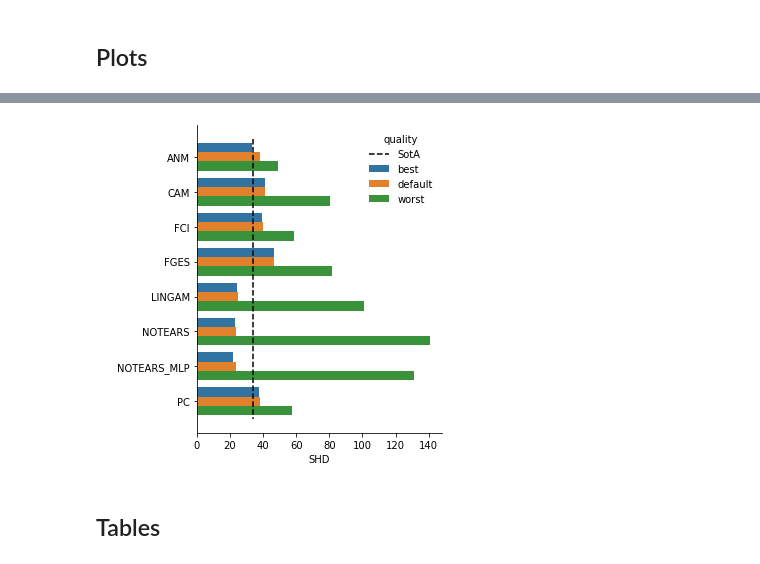
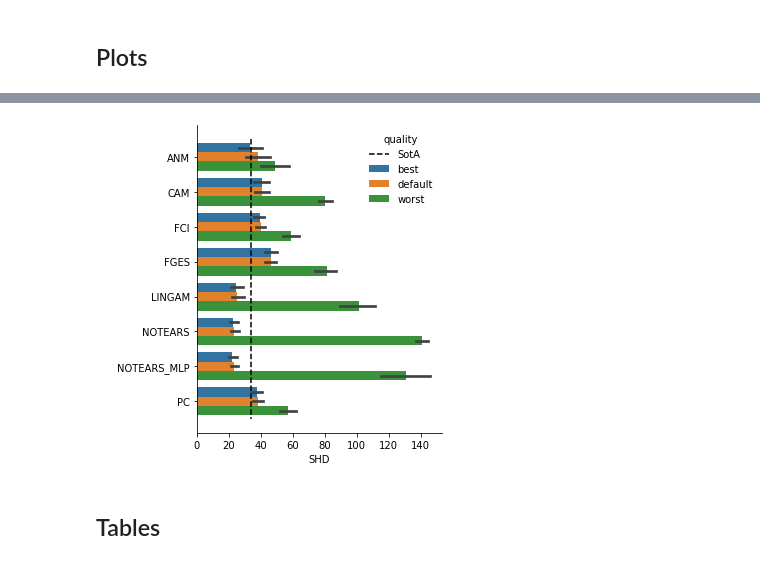
Before and after one commit to misoc-mml/hyperparams-causal-discovery, a Jupyter notebook: hyperparams/syntren.ipynb, the cells around one changed output, grey strips where cells are left out. Drawn from its saved outputs; the diff is of its cells as text; code cells hidden in the pictures.

```diff
--- a/hyperparams/syntren.ipynb
+++ b/hyperparams/syntren.ipynb
@@ -16,9 +16,9 @@ def best_all(df, params):
     df['hyper_id_sel'] = hyper_id_sel
 
     df2 = df.loc[df['hyper_id'] == df['hyper_id_sel']]
-    df3 = df2['SHD_pattern'].agg(['mean', 'sem'])
+    #df3 = df2['SHD_pattern'].agg(['mean', 'sem'])
 
-    return df3
+    return df2[['id', 'SHD_pattern']]
 
 def best_h(df):
     return extract_cols(df).groupby(['id', 'seed'], as_index=False).apply(lambda x: x.loc[x['SHD_pattern'].idxmin()])
@@ -42,14 +42,15 @@ for alg in obj:
     params = list(obj[alg][0].keys())
 
     df_def = best_all(df, params)
-    df_def['id'] = df['id'].unique()[0]
+    #df_def['id'] = df['id'].unique()[0]
     algs.append(df_def)
 
-df_defs = pd.DataFrame(algs)
+#df_defs = pd.DataFrame(algs)
+df_defs = pd.concat(algs, axis=0)
 
 bench_all = pd.read_csv('./results/syntren/joint_benchmarks.csv', index_col=0)
-df_best = best_h(bench_all).groupby(['id'], as_index=False)['SHD_pattern'].agg(['mean', 'sem']).reset_index()
-df_worst = worst_h(bench_all).groupby(['id'], as_index=False)['SHD_pattern'].agg(['mean', 'sem']).reset_index()
+df_best = best_h(bench_all)#.groupby(['id'], as_index=False)#['SHD_pattern'].agg(['mean', 'sem']).reset_index()
+df_worst = worst_h(bench_all)#.groupby(['id'], as_index=False)#['SHD_pattern'].agg(['mean', 'sem']).reset_index()
 # %% [output]
 pcalg_pc
 tetrad_fges
@@ -64,25 +81,29 @@ gcastle_notears_nonlinear
 # %%
-df_best_plt = df_best.rename(columns={'mean': 'SHD'}).drop(columns=['sem'])
-df_best_plt['quality'] = 'best'
+#df_best_plt = df_best.rename(columns={'mean': 'SHD'}).drop(columns=['sem'])
+#df_best_plt['quality'] = 'best'
+df_best['quality'] = 'best'
 
-df_worst_plt = df_worst.rename(columns={'mean': 'SHD'}).drop(columns=['sem'])
-df_worst_plt['quality'] = 'worst'
+#df_worst_plt = df_worst.rename(columns={'mean': 'SHD'}).drop(columns=['sem'])
+#df_worst_plt['quality'] = 'worst'
+df_worst['quality'] = 'worst'
 
-df_defs_plt = df_defs.rename(columns={'mean': 'SHD'}).drop(columns=['sem'])
-df_defs_plt['quality'] = 'default'
+#df_defs_plt = df_defs.rename(columns={'mean': 'SHD'}).drop(columns=['sem'])
+#df_defs_plt['quality'] = 'default'
+df_defs['quality'] = 'default'
 
-df_final = pd.concat([df_best_plt, df_defs_plt, df_worst_plt], axis=0)
+#df_final = pd.concat([df_best_plt, df_defs_plt, df_worst_plt], axis=0)
+df_final = pd.concat([df_best, df_defs, df_worst], axis=0)
 df_final['id'] = df_final.apply(lambda x: x['id'].upper(), axis=1)
 # %%
-sns.catplot(data=df_final, x='SHD', y='id', hue='quality', kind='bar', orient='h', legend=None).set(ylabel=' ')
+sns.catplot(data=df_final, x='SHD_pattern', y='id', hue='quality', kind='bar', orient='h', legend=None).set(ylabel=' ', xlabel='SHD')
 
 plt.vlines(33.7, ymin=-0.5, ymax=7.5, linestyles='dashed', label='SotA', colors='k')
 plt.legend(loc='upper right', frameon=False, title='quality')
 
 plt.tight_layout()
-plt.savefig('./plots/syntren/quality.pdf', dpi=1000)
+plt.savefig('./plots/syntren/syntren_quality.pdf', dpi=1000)
 # %% [output]
-[figure, old version]
+[figure, new version]
 # %% [markdown]
 ## Tables
 # %%
```
Also changed, not shown: parts of 1 cell of this notebook, 10 other files.
